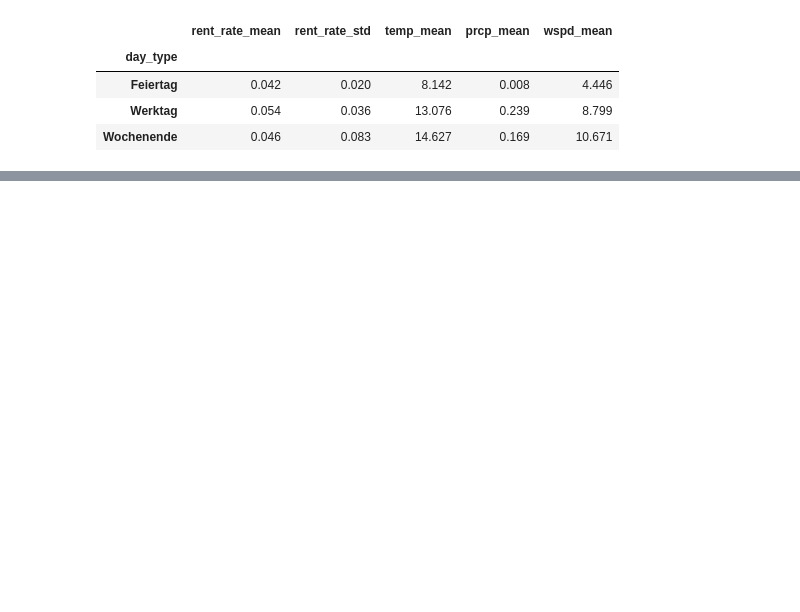
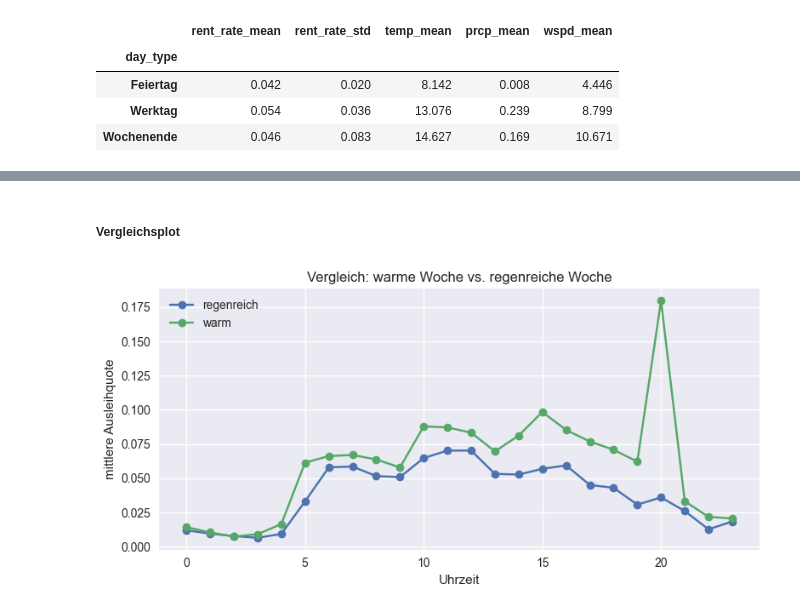
Before and after one commit to Bemnyyy/Projektarbeit, a Jupyter notebook: Abgabe_Notebook.ipynb, the cells around one changed output, grey strips where cells are left out. Saved outputs shown, nothing was run; the diff lists cells and outputs as text; code cells hidden in the pictures; blank space fills up the shorter version.

```diff
--- a/Abgabe_Notebook.ipynb
+++ b/Abgabe_Notebook.ipynb
@@ -241,0 +463,17 @@ summary_stats
+# %%
+warm_profile = (
+    warm_week.groupby('hour')['rent_rate']
+    .mean()
+    .reset_index()
+    .assign(week_type='warm')
+)
+
+rainy_profile = (
+    rainy_week.groupby('hour')['rent_rate']
+    .mean()
+    .reset_index()
+    .assign(week_type='regenreich')
+)
+
+profiles = pd.concat([warm_profile, rainy_profile], ignore_index=True)
+profiles.head(5)
@@ -241,0 +487,22 @@ summary_stats
+# %% [markdown]
+##### Vergleichsplot
+# %%
+fig, ax = plt.subplots(figsize=(8, 4))
+
+for week_type, df_week in profiles.groupby('week_type'):
+    ax.plot(
+        df_week['hour'],
+        df_week['rent_rate'],
+        marker='o',
+        label=week_type
+    )
+
+ax.set_xlabel('Uhrzeit')
+ax.set_ylabel('mittlere Ausleihquote')
+ax.set_title('Vergleich: warme Woche vs. regenreiche Woche')
+ax.legend()
+
+plt.tight_layout()
+plt.show()
+# %% [output]
+[figure, added]
```
Also changed, not shown: parts of 59 cells of this notebook.
